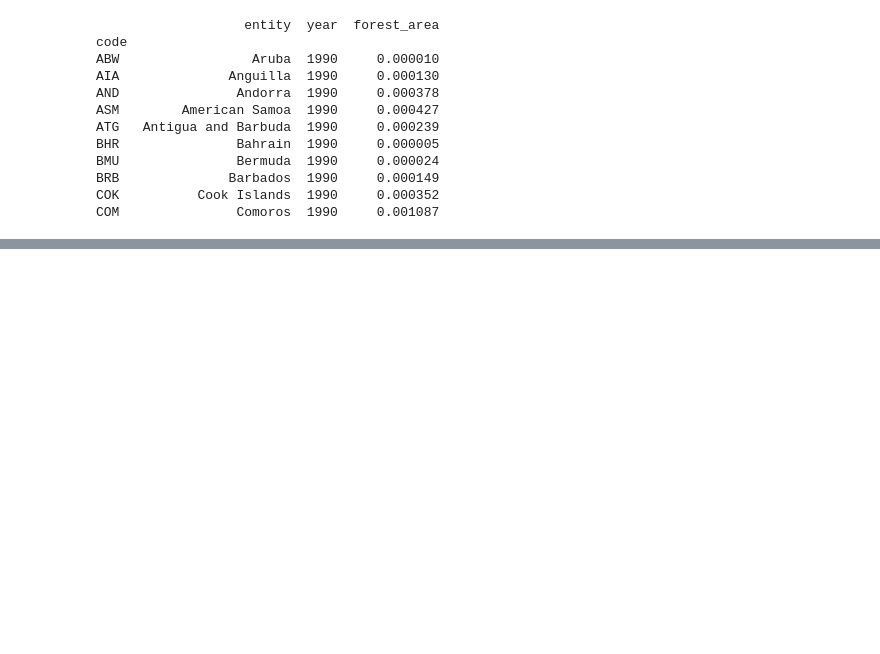
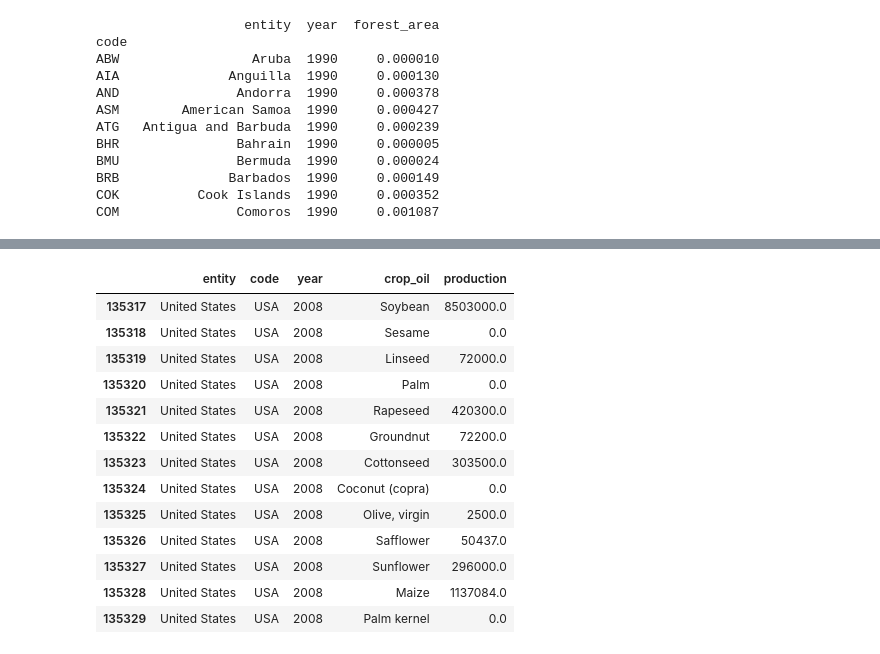
Before and after one commit to jshamsho/Python-Practice, a Jupyter notebook: forests/forests.ipynb, the cells around one changed output, grey strips where cells are left out. Saved outputs shown, nothing was run; the diff lists cells and outputs as text; code cells hidden in the pictures; blank space fills up the shorter version.

```diff
--- a/forests/forests.ipynb
+++ b/forests/forests.ipynb
@@ -242,0 +258,18 @@ There are a few techniques we can use to answer that question with the data at h
+# %%
+vegetable_oil = vegetable_oil.fillna(0)
+vegetable_oil[np.logical_and(vegetable_oil['code'] == 'USA', vegetable_oil['year'] == 2008)]
+# %% [output]
+|  | entity | code | year | crop_oil | production |
+| 135317 | United States | USA | 2008 | Soybean | 8503000.0 |
+| 135318 | United States | USA | 2008 | Sesame | 0.0 |
+| 135319 | United States | USA | 2008 | Linseed | 72000.0 |
+| 135320 | United States | USA | 2008 | Palm | 0.0 |
+| 135321 | United States | USA | 2008 | Rapeseed | 420300.0 |
+| 135322 | United States | USA | 2008 | Groundnut | 72200.0 |
+| 135323 | United States | USA | 2008 | Cottonseed | 303500.0 |
+| 135324 | United States | USA | 2008 | Coconut (copra) | 0.0 |
+| 135325 | United States | USA | 2008 | Olive, virgin | 2500.0 |
+| 135326 | United States | USA | 2008 | Safflower | 50437.0 |
+| 135327 | United States | USA | 2008 | Sunflower | 296000.0 |
+| 135328 | United States | USA | 2008 | Maize | 1137084.0 |
+| 135329 | United States | USA | 2008 | Palm kernel | 0.0 |
```
Also changed, not shown: parts of 25 cells of this notebook.
